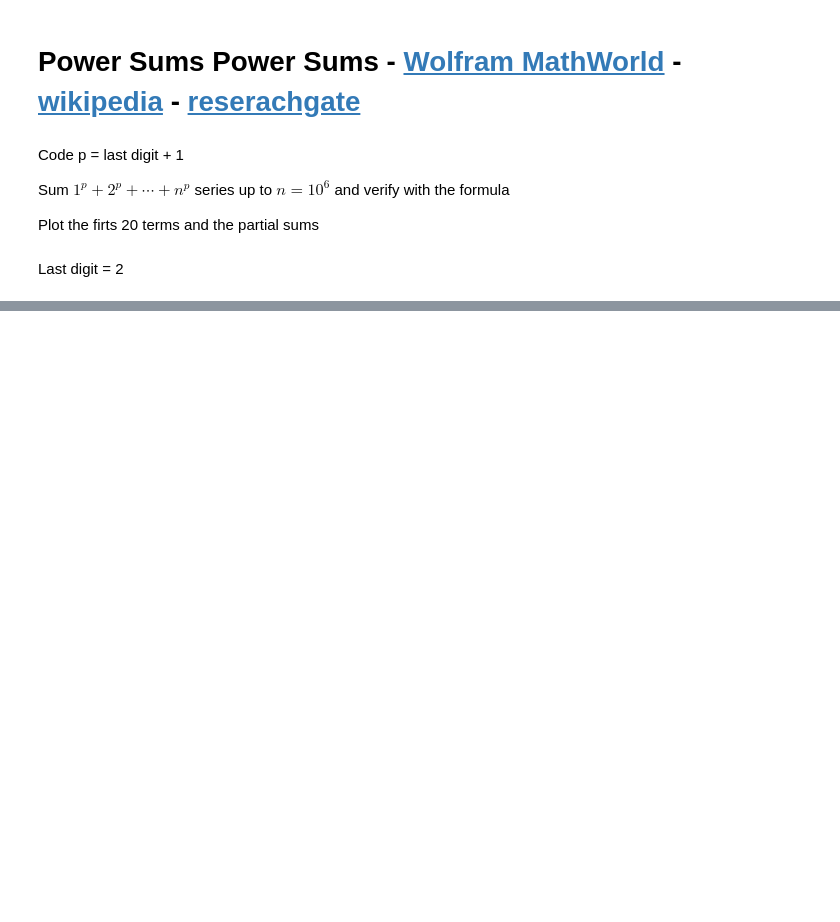
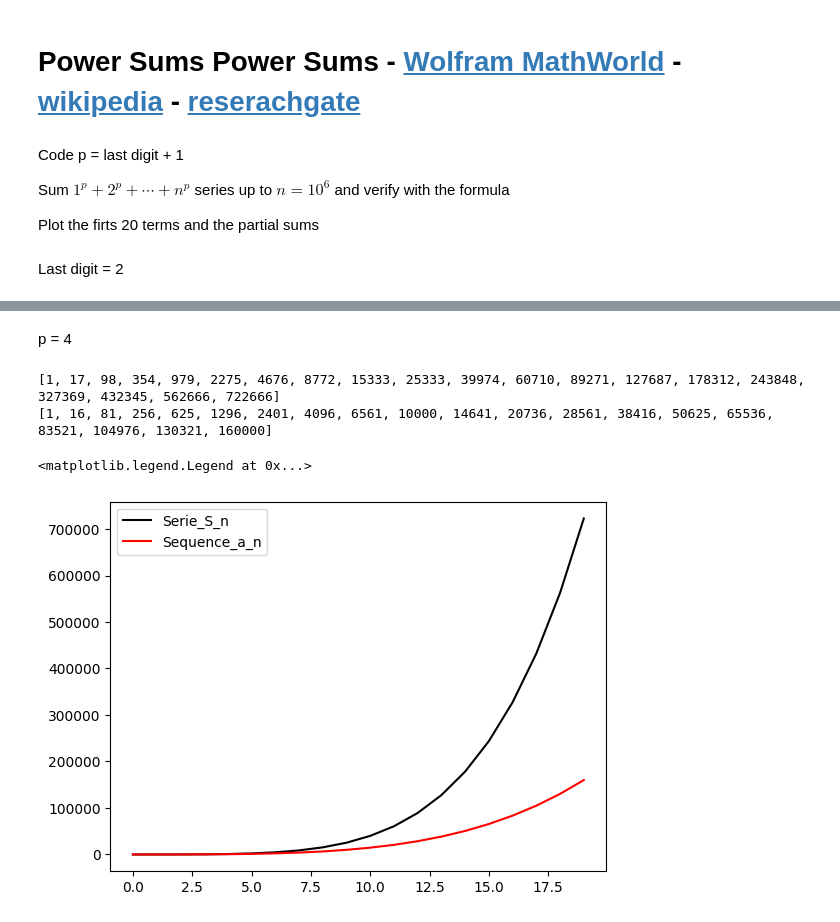
Before and after one commit to dsolisav/MetNumUN2023II, a Jupyter notebook: Lab1/dsolisArithmeticSeriesGeometricSeriesPowerSums.ipynb, the cells around one changed output, grey strips where cells are left out. Saved outputs shown, nothing was run; the diff lists cells and outputs as text; code cells hidden in the pictures; blank space fills up the shorter version.

```diff
--- a/Lab1/dsolisArithmeticSeriesGeometricSeriesPowerSums.ipynb
+++ b/Lab1/dsolisArithmeticSeriesGeometricSeriesPowerSums.ipynb
@@ -491,0 +492,25 @@ plt.legend()
+# %% [markdown]
+p = 4
+# %%
+import matplotlib.pyplot as plt
+
+n = 20
+p=4
+S_n = 0
+Serie_S_n=[]
+Sequence_a_n =[]
+for i in range(1,n+1):
+  S_n = S_n + i**p
+  Serie_S_n.append(S_n)
+  Sequence_a_n.append(i**p)
+
+print(Serie_S_n)
+print(Sequence_a_n)
+plt.plot(Serie_S_n, color='black',label='Serie_S_n')
+plt.plot(Sequence_a_n, color='red',label='Sequence_a_n')
+plt.legend()
+# %% [output]
+[1, 17, 98, 354, 979, 2275, 4676, 8772, 15333, 25333, 39974, 60710, 89271, 127687, 178312, 243848, 327369, 432345, 562666, 722666]
+[1, 16, 81, 256, 625, 1296, 2401, 4096, 6561, 10000, 14641, 20736, 28561, 38416, 50625, 65536, 83521, 104976, 130321, 160000]
+<matplotlib.legend.Legend at 0x...>
+[figure, added]
```
Also changed, not shown: parts of 1 cell of this notebook.
